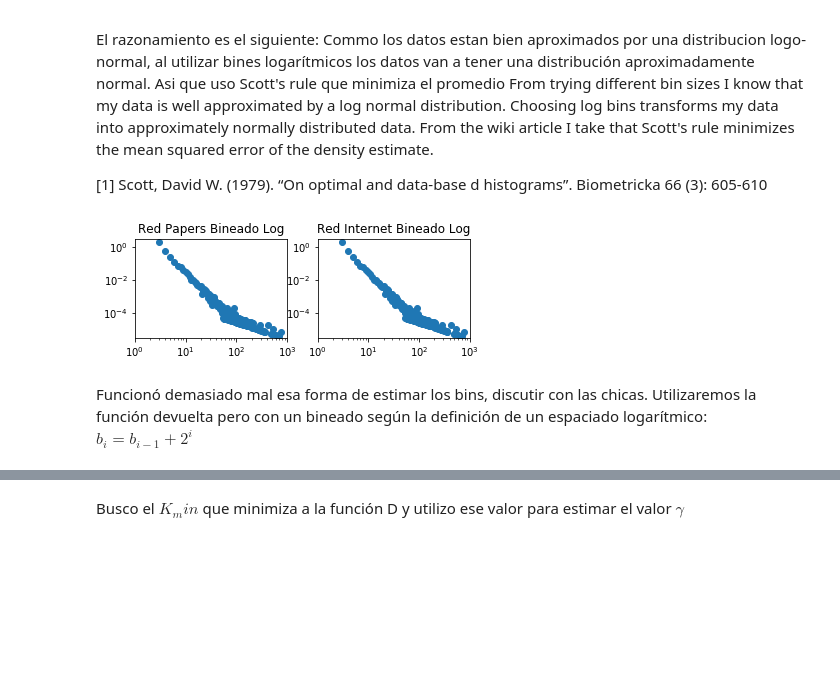
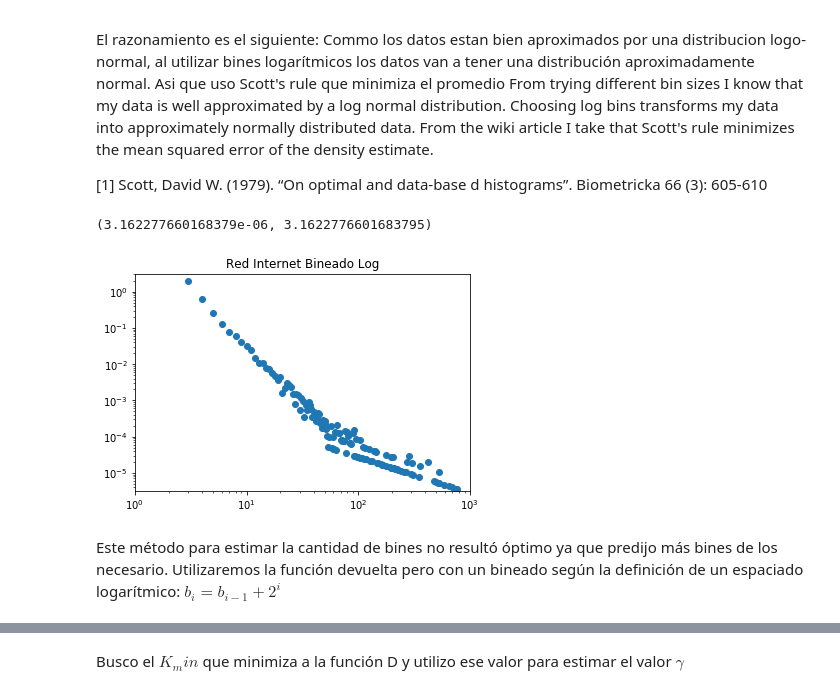
Before and after one commit to LunaKadysz/Redes, a Jupyter notebook: TPC_02/TPC_02_luna.ipynb, the cells around one changed output, grey strips where cells are left out. Cells and saved outputs as stored; diff of their text form; code cells hidden in the pictures; blank space fills up the shorter version.

```diff
--- a/TPC_02/TPC_02_luna.ipynb
+++ b/TPC_02/TPC_02_luna.ipynb
@@ -13,7 +13,11 @@ def abrir_txt(nombre_archivo):
     data=[]
     for linea in archivo:
         linea=linea.strip()
-        columna=linea.split()
+        if 'netscience' in nombre_archivo:
+            columna=linea.split(',' and ';')
+        else:
+            columna=linea.split()
+        columna = [columna[0],columna[1]]
         data.append(columna)
     return data
 # %% [markdown]
@@ -22,8 +26,8 @@ def abrir_txt(nombre_archivo):
 
 redes = {'Y2H': './data/yeast_Y2H.txt',
          'Sistema Electrico': './data/power_enlaces.txt',
-         'Papers': './data/netscience.gml',
-         'Internet': './data/as-22july06.gml'
+         'Papers': './data/netscience_edgelist.txt',
+         'Internet': "./data/as-22july06_edgelist.txt"
          }
 
 
@@ -67,16 +71,19 @@ for i,red  in enumerate(redes.keys()):
 
     #plot distribucion regular
     x1,y1 = distribucion_grado_normal(lista_grados)
-    axes[i,0].scatter(x1,y1)
+    axes[i,0].scatter(x1,y1,s=5)
     axes[i,0].set_title(f"Red {red}")
 
     #plot distribucion cumulativa
     x2,y2 = cumulative_binning(lista_grados)
-    axes[i,1].scatter(x2,y2)
+    axes[i,1].scatter(x2,y2,color='orange',s=5)
     axes[i,1].set_title(f"Red {red} Cumulativo")
     axes[i,1].set_yscale("log")
     axes[i,1].set_xscale("log")
     axes[i,1].set_xlim(10**0,10**3)
     axes[i,1].set_ylim(10**-5,10**2)
 plt.tight_layout()
+
+
+print(x2,y2)
 # %% [output]
@@ -134,38 +198,36 @@ d histograms”. Biometricka 66 (3): 605-610
 # %%
 from astropy.stats import scott_bin_width
 
-redes_sin_efecto_borde = {'Papers': './data/netscience.gml',
-         'Internet': './data/as-22july06.gml'}
 
 def log_binning(lista_grados):
 
     #estimo los bins
     ancho_medio, binedges_medio = scott_bin_width(lista_grados,return_bins=True)
     num_bins = int(max(lista_grados)/ancho_medio)
     espaciado_log = np.logspace(0, 4, endpoint=True, base=10,num=num_bins)
 
     hist,binedges = np.histogram(lista_grados,espaciado_log,density=True)
     bincenters = np.round(np.mean(np.vstack([binedges[0:-1],binedges[1:]]), axis=0))
     Hist = np.array((bincenters,hist)).T
     Hist = np.array([i for i in Hist if i[1]*1 != 0.0]).T #me saco de encima los grados con P_{k} = 0
 
     return Hist[0],Hist[1]
 
 
-for i, red in enumerate(redes_sin_efecto_borde.keys()):
 #plot bineado logaritmico
-    x,y = log_binning(grados_dict[red])
-    plt.subplot(221+i)
-    plt.scatter(x,y)
-    plt.title(f"Red {red} Bineado Log")
-    plt.yscale("log")
-    plt.xscale("log")
-    plt.xlim(10**0,10**3)
-    plt.ylim(10**-5.5,10**0.5)
+x,y = log_binning(grados_dict['Internet'])
+plt.figure()
+plt.scatter(x,y)
+plt.title(f"Red Internet Bineado Log")
+plt.yscale("log")
+plt.xscale("log")
+plt.xlim(10**0,10**3)
+plt.ylim(10**-5.5,10**0.5)
 # %% [output]
+(3.162277660168379e-06, 3.1622776601683795)
-[figure, old version]
+[figure, new version]
 # %% [markdown]
-Funcionó demasiado mal esa forma de estimar los bins, discutir con las chicas.
+Este método para estimar la cantidad de bines no resultó óptimo ya que predijo más bines de los necesario.
 Utilizaremos la función devuelta pero con un bineado según la definición de un espaciado logarítmico:
     $b_{i} = b_{i-1} + 2^{i}$
 # %%
```
Also changed, not shown: parts of 10 cells of this notebook.
